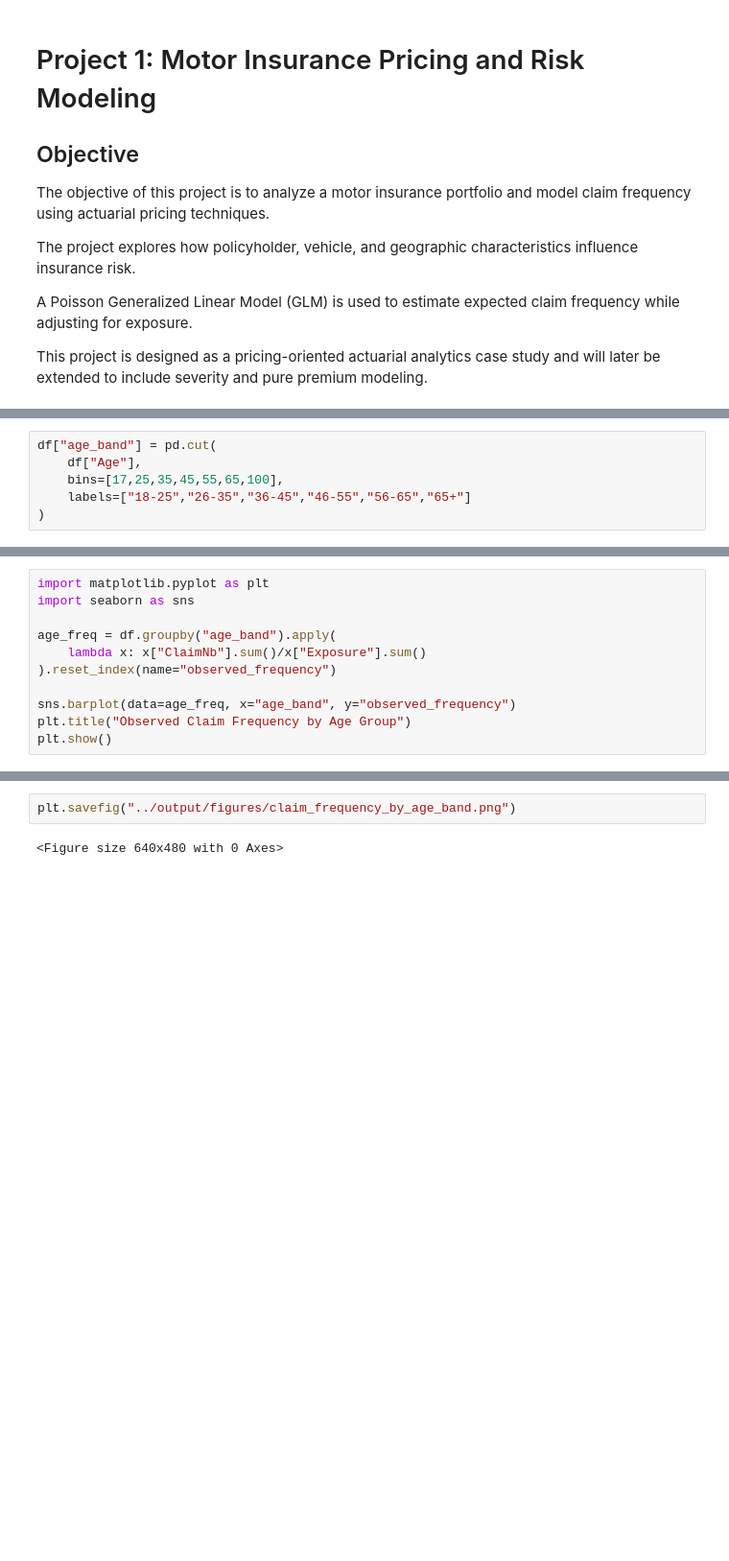
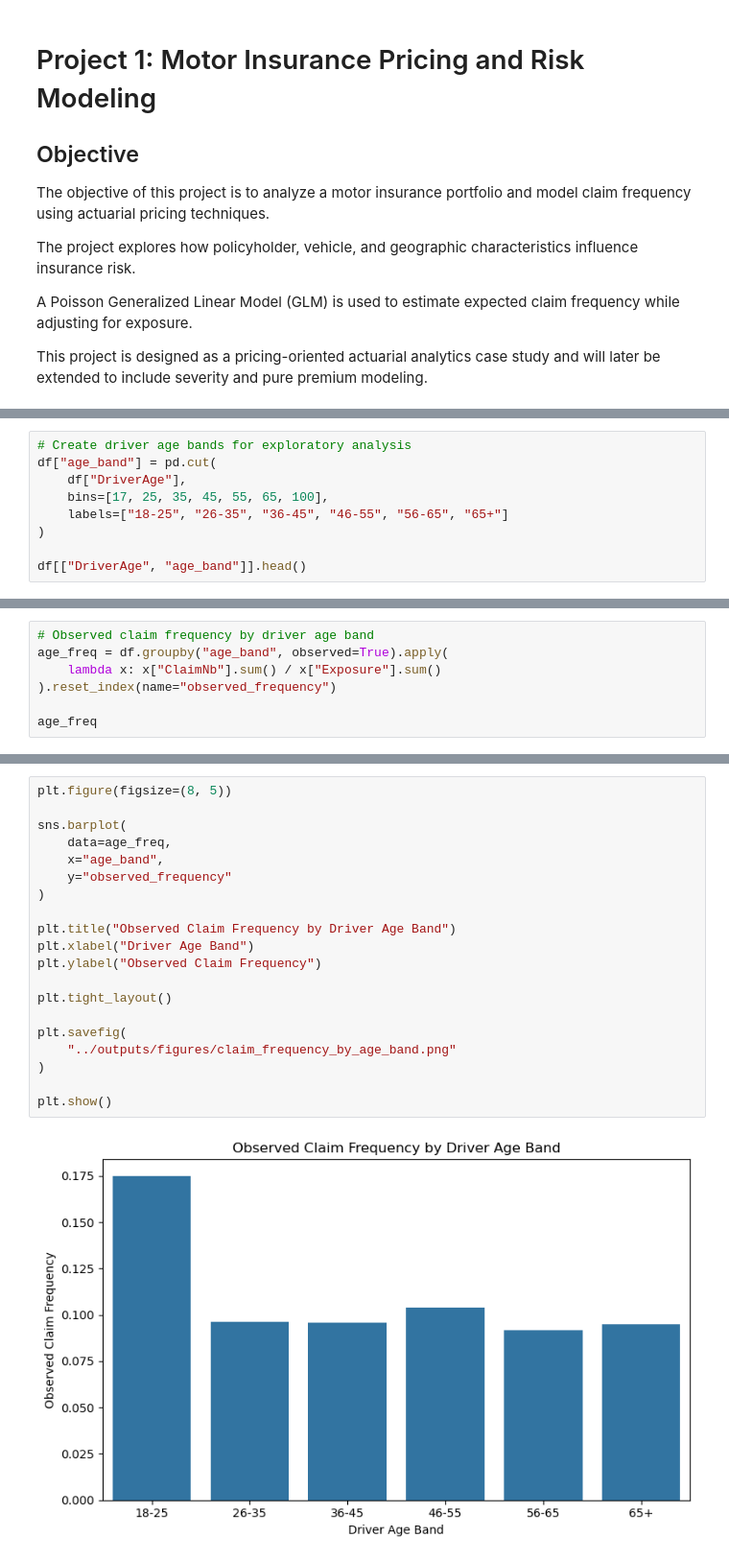
Before and after one commit to vbmenon/motor-insurance-pricing-python, a Jupyter notebook: notebooks/motor-insurance-pricing-python.ipynb, the cells around one changed output, grey strips where cells are left out. Shown at 96% size. Cells and saved outputs as stored; diff of their text form; blank space fills up the shorter version.

```diff
--- a/notebooks/motor-insurance-pricing-python.ipynb
+++ b/notebooks/motor-insurance-pricing-python.ipynb
@@ -229,6 +227,9 @@ df["claim_frequency"] = df["ClaimNb"] / df["Exposure"]
 # %%
+# Create driver age bands for exploratory analysis
 df["age_band"] = pd.cut(
-    df["Age"],
-    bins=[17,25,35,45,55,65,100],
-    labels=["18-25","26-35","36-45","46-55","56-65","65+"]
+    df["DriverAge"],
+    bins=[17, 25, 35, 45, 55, 65, 100],
+    labels=["18-25", "26-35", "36-45", "46-55", "56-65", "65+"]
 )
+
+df[["DriverAge", "age_band"]].head()
@@ -235,12 +267,8 @@ df["age_band"] = pd.cut(
 # %%
-import matplotlib.pyplot as plt
-import seaborn as sns
-
-age_freq = df.groupby("age_band").apply(
-    lambda x: x["ClaimNb"].sum()/x["Exposure"].sum()
+# Observed claim frequency by driver age band
+age_freq = df.groupby("age_band", observed=True).apply(
+    lambda x: x["ClaimNb"].sum() / x["Exposure"].sum()
 ).reset_index(name="observed_frequency")
 
-sns.barplot(data=age_freq, x="age_band", y="observed_frequency")
-plt.title("Observed Claim Frequency by Age Group")
-plt.show()
+age_freq
 # %% [output]
@@ -248,4 +288,22 @@ plt.show()
 # %%
-plt.savefig("../output/figures/claim_frequency_by_age_band.png")
+plt.figure(figsize=(8, 5))
+
+sns.barplot(
+    data=age_freq,
+    x="age_band",
+    y="observed_frequency"
+)
+
+plt.title("Observed Claim Frequency by Driver Age Band")
+plt.xlabel("Driver Age Band")
+plt.ylabel("Observed Claim Frequency")
+
+plt.tight_layout()
+
+plt.savefig(
+    "../outputs/figures/claim_frequency_by_age_band.png"
+)
+
+plt.show()
 # %% [output]
-<Figure size 640x480 with 0 Axes>
+[figure, added]
```
Also changed, not shown: parts of 89 cells of this notebook, 14 other files.
